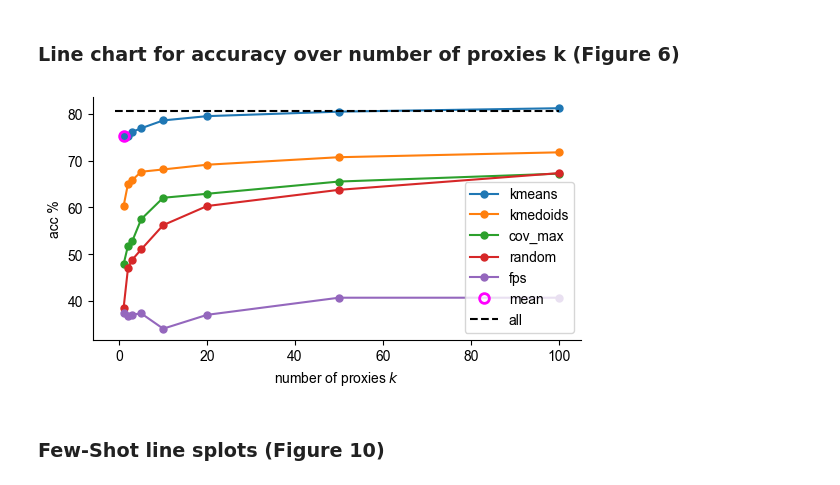
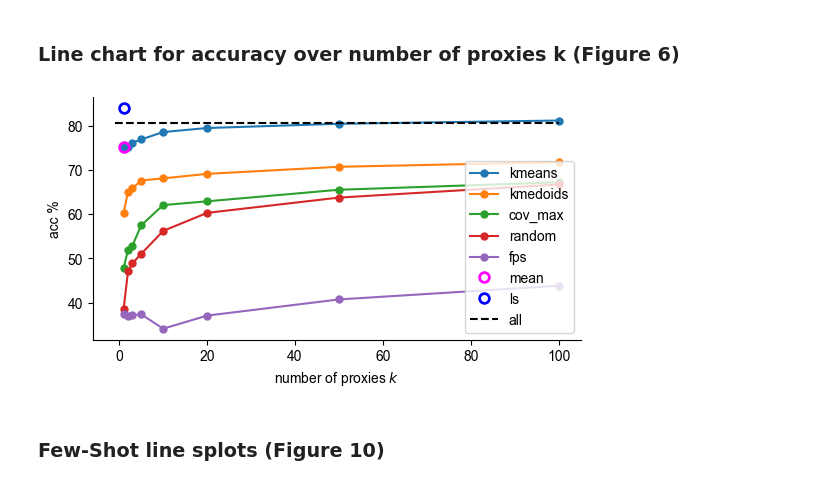
Before and after one commit to DATEXIS/IMPRINT, a Jupyter notebook: analysis/analysis.ipynb, the cells around one changed output. Cells and saved outputs as stored; diff of their text form; code cells hidden in the pictures.

```diff
--- a/analysis/analysis.ipynb
+++ b/analysis/analysis.ipynb
@@ -255,13 +258,13 @@ Data saved to 'preprocessed_results_all_runs_reprod_jsons_2025-05-06_10-09-29-20
 df_loaded = pd.read_csv(
     os.path.join(
         "combined_preprocessed_results",
-        "preprocessed_results_all_runs_reprod_jsons_2025-05-06_10-09-29-2025-05-20_13-05-37.csv",
+        # "preprocessed_results_all_runs_reprod_jsons_2025-05-06_10-09-29-2025-05-20_13-05-37.csv", # OLD
+        # "preprocessed_results_all_runs_reprod_jsons_2025-05-06_10-09-29-2025-06-01_15-57-38.csv", # Without kls
+        "preprocessed_results_all_runs_reprod_jsons_2025-05-06_10-09-29-2025-06-04_12-28-12.csv",
     )
 )
 # "created_at" as datetime
-df_loaded["created_at"] = pd.to_datetime(
-    df_loaded["created_at"], format="%Y-%m-%d %H:%M:%S"
-)
+df_loaded["created_at"] = pd.to_datetime(df_loaded["created_at"], format="%Y-%m-%d %H:%M:%S")
 # Replace CIFAR10 by CIFAR-10
 df_loaded["dataset_name"] = df_loaded["dataset_name"].replace({"CIFAR10": "CIFAR-10"})
 # %% [markdown]
@@ -808,13 +803,16 @@ os.makedirs(graphs_save_dict, exist_ok=True)
 focus_column_values = {
     "backbone_name": [
         "resnet18",
+        # "resnet50",
         # "vit_b_16",
+        # "swin_b",
+        # "convnextv2-femto-1k-224",
     ],
     "dataset_name": [
         # "ImageNet",
         # "MNIST",
         # "FashionMNIST",
-        "CIFAR10",
+        "CIFAR-10",
     ],
     "seed": [17121997, 123987, 12412312],
     "task_name": [
@@ -836,6 +834,7 @@ focus_column_values = {
         "kmeans",
         "kmedoids",
         "mean",
+        "ls",
         "cov_max",
         "random",
         "fps",
@@ -880,12 +879,8 @@ focus_column_values_abbrevs = {
     "agg": "max",  # "mean,max,knn",
 }
 
-plotting_metric_column = (
-    "task_acc"  # "task_acc" , "time", # TODO: task_f1_weighted_avg
-)
-filename_prefix = (
-    f"slice_{'_&_'.join(f'{k}_{v}' for k,v in focus_column_values_abbrevs.items())}"
-)
+plotting_metric_column = "task_acc"  # "task_acc" , "time", # TODO: task_f1_weighted_avg
+filename_prefix = f"slice_{'_&_'.join(f'{k}_{v}' for k,v in focus_column_values_abbrevs.items())}"
 # %%
 %matplotlib inline
 from copy import copy
@@ -967,38 +962,50 @@ for i, backbone_name in enumerate(backbones):
 				df_vis_piv_not_all = df_vis_piv_not_all.loc[df_vis_piv_not_all.index != -1]
 				if "mean" in df_vis_piv_not_all.columns:
 					df_vis_piv_not_all = df_vis_piv_not_all.drop(columns=["mean"])
+				if "ls" in df_vis_piv_not_all.columns:
+					df_vis_piv_not_all = df_vis_piv_not_all.drop(columns=["ls"])
 				order = df_vis_piv_not_all.loc[5].sort_values(ascending=False).index.tolist()
 				df_vis_piv_not_all = df_vis_piv_not_all[order]
 
 				styles = ['-o'] * df_vis_piv_not_all.shape[1]
 				df_vis_piv_not_all.plot(ax=ax, style=styles, linewidth=1.5, markersize=5, legend=False)
 
 				if 1 in df_vis_piv.index and "mean" in df_vis_piv.columns:
 					mean_val = df_vis_piv.at[1, "mean"]
 					ax.plot(1, mean_val,
 							linestyle="None",
 							marker="o",
 							markersize=7,
 							markerfacecolor="none",      # make center transparent
 							markeredgecolor="magenta",
 							markeredgewidth=2,
 							label="mean")
+				if 1 in df_vis_piv.index and "ls" in df_vis_piv.columns:
+					ls_val = df_vis_piv.at[1, "ls"]
+					ax.plot(1, ls_val,
+							linestyle="None",
+							marker="o",
+							markersize=7,
+							markerfacecolor="none",      # make center transparent
+							markeredgecolor="blue",
+							markeredgewidth=2,
+							label="ls")
 
 				df_vis_piv["all"].plot(ax=ax, linestyle="--", linewidth=1.5, color="black", label="all")
 
 				ax.legend(loc="lower right")
 				ax.set_xlabel(r"number of proxies $k$")
 				if i == 0:
 					ax.set_ylabel("acc %")
 				# ax.set_title(f"{backbone_name}, {dataset_name}, {task_name}, {mapping_name}")
 				ax.spines['top'].set_visible(False)
 				ax.spines['right'].set_visible(False)
 
 plt.subplots_adjust(hspace=0.5, wspace=0.3)
 plt.savefig(os.path.join(graphs_save_dict, f"{filename_prefix}_k_vs_avg_acc.pdf"), bbox_inches="tight", dpi=300)
 plt.show()
 # %% [output]
-[figure, old version]
+[figure, new version]
 # %% [markdown]
 ### Few-Shot line splots (Figure 10)
 # %%
```
Also changed, not shown: parts of 9 cells of this notebook, 14 other files.
